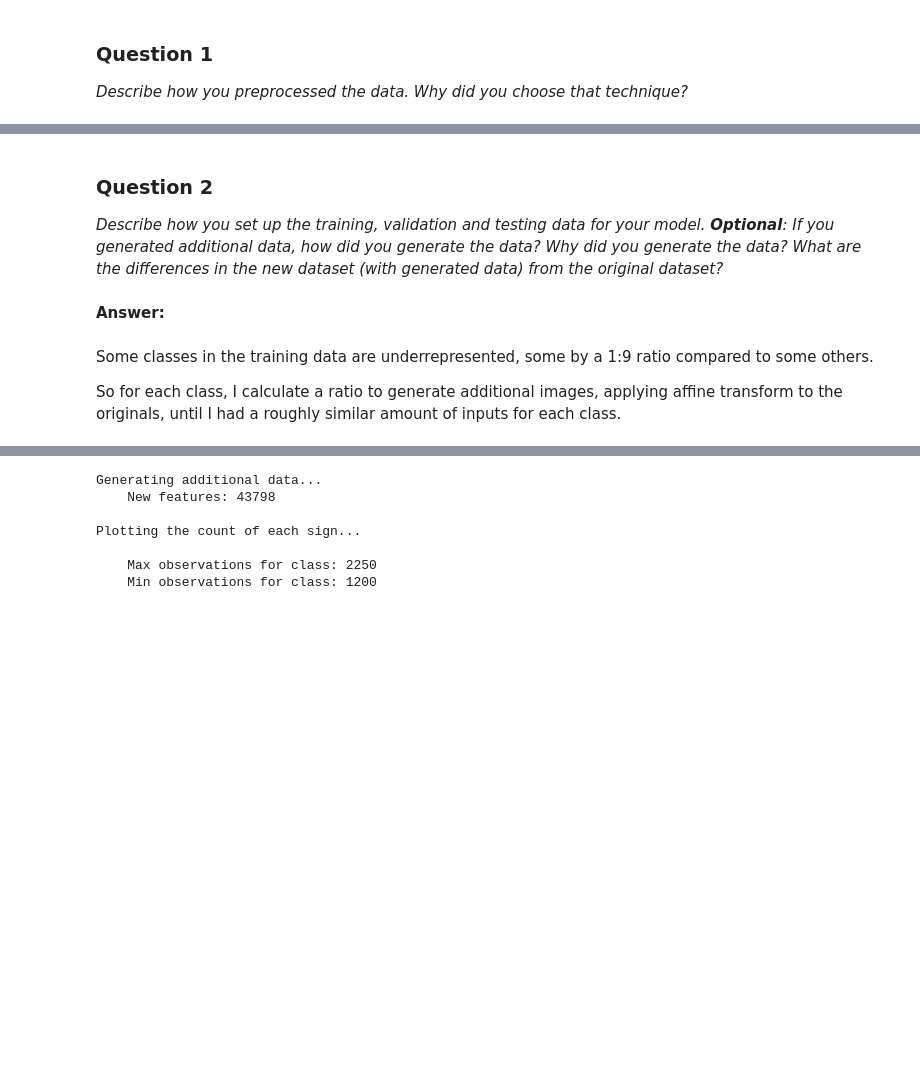
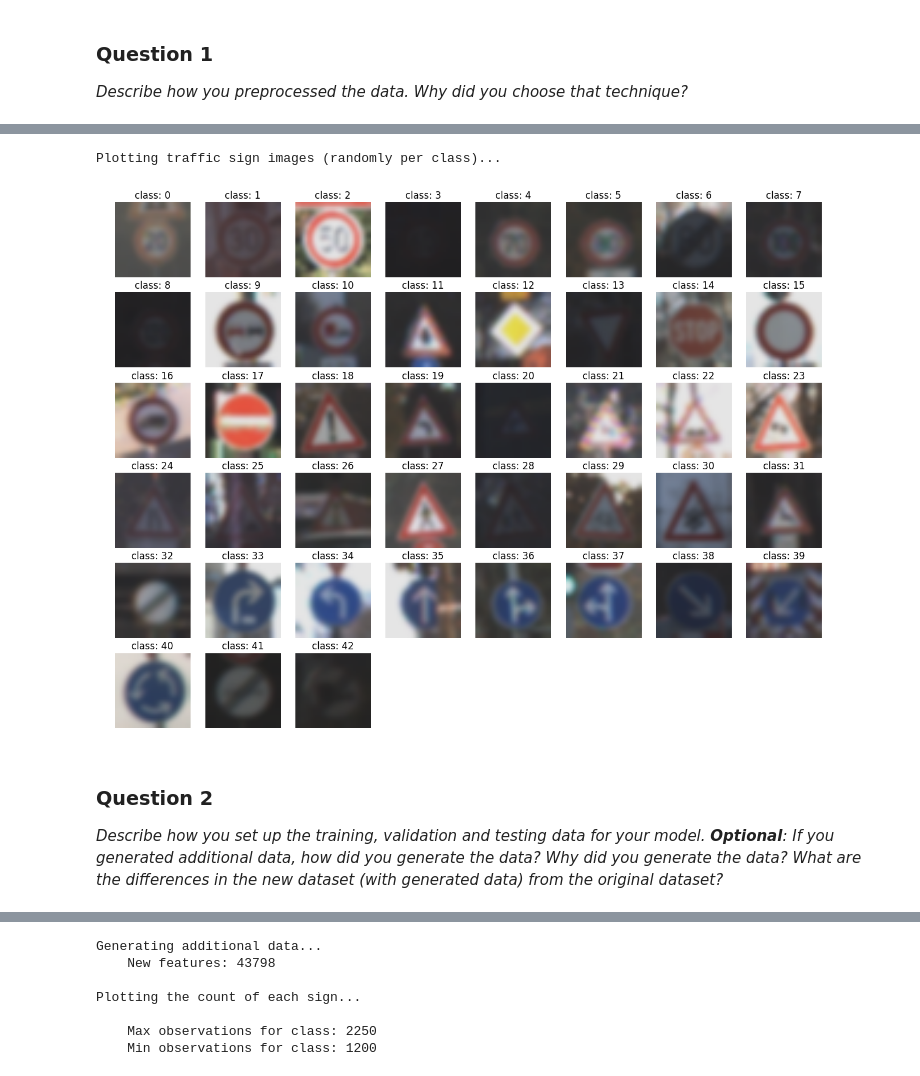
Before and after one commit to dankiman/CarND-Traffic-Sign-Classifier-Project, a Jupyter notebook: Traffic_Sign_Classifier.ipynb, the cells around one changed output, grey strips where cells are left out. Saved outputs shown, nothing was run; the diff lists cells and outputs as text; code cells hidden in the pictures; blank space fills up the shorter version.

```diff
--- a/Traffic_Sign_Classifier.ipynb
+++ b/Traffic_Sign_Classifier.ipynb
@@ -213,10 +217,18 @@ Shuffling the training data...
+# %%
+import cv2
+
+def gaussian_blur(image_data):
+    """Applies a Gaussian Noise kernel"""
+    kernel_size = (5,5)
+    return [cv2.GaussianBlur(img, kernel_size, 0) for img in image_data]
+
+X_train = gaussian_blur(X_train)
+X_test = gaussian_blur(X_test)
+plot_grid(X_train, y_train)
+# %% [output]
+Plotting traffic sign images (randomly per class)...
+[figure, added]
 # %% [markdown]
 ### Question 2
 
 _Describe how you set up the training, validation and testing data for your model. **Optional**: If you generated additional data, how did you generate the data? Why did you generate the data? What are the differences in the new dataset (with generated data) from the original dataset?_
-# %% [markdown]
-**Answer:**
-# %% [markdown]
-Some classes in the training data are underrepresented, some by a 1:9 ratio compared to some others.
-
-So for each class, I calculate a ratio to generate additional images, applying affine transform to the originals, until I had a roughly similar amount of inputs for each class.
```
Also changed, not shown: parts of 40 cells of this notebook, 22 other files.
